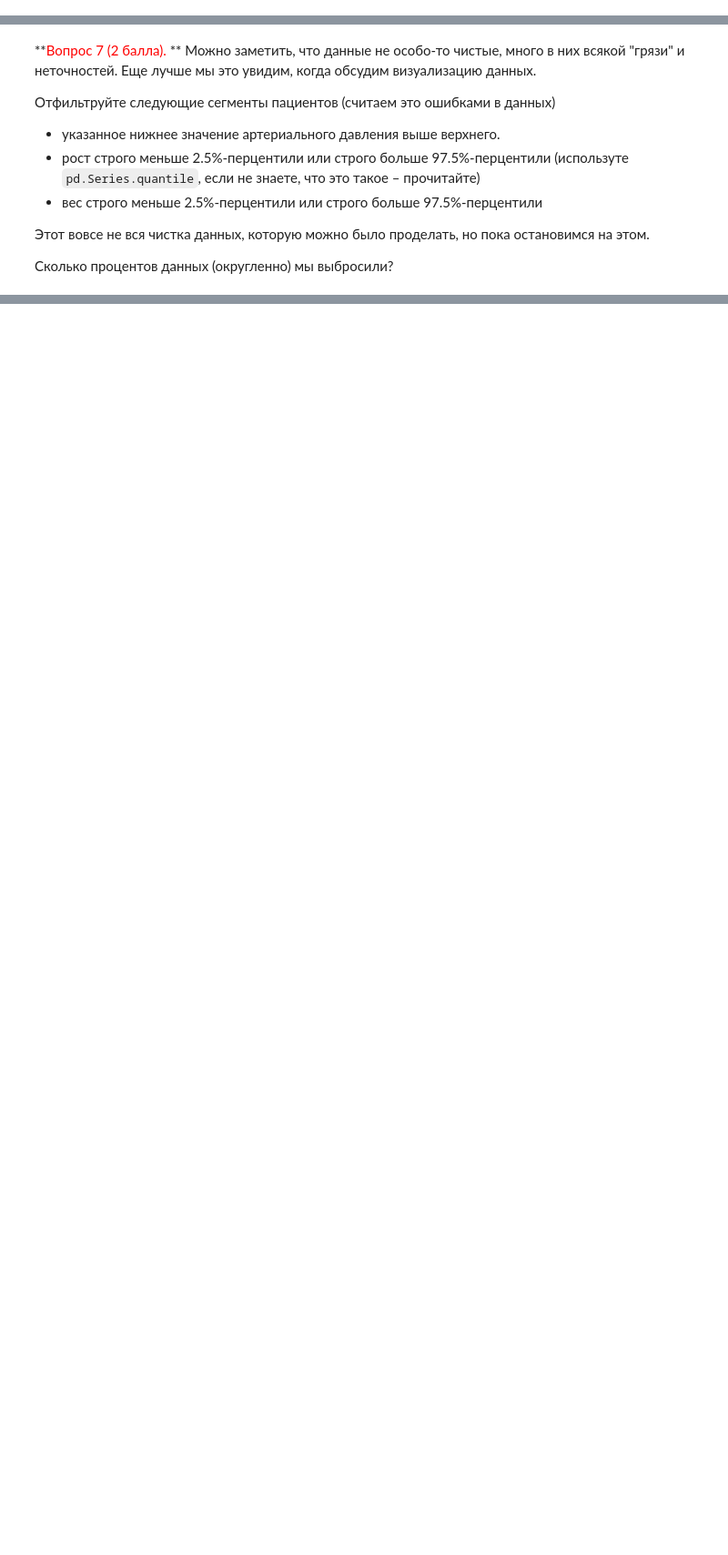
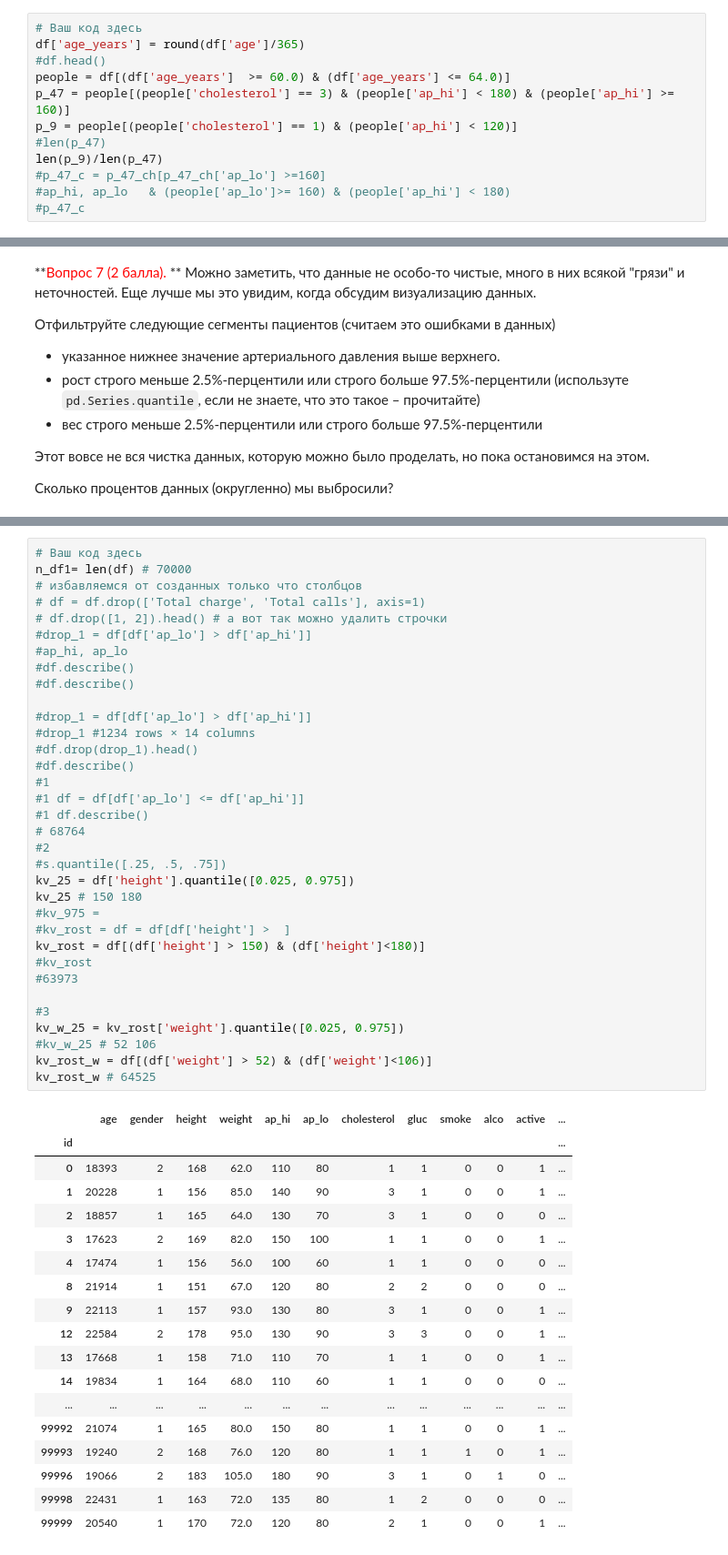
Before and after one commit to lluidesia/my-data-science-study-jam, a Jupyter notebook: Mlcourse_open/Week1__pandas_data_analysis/hw1_session2_data_analysis_pandas.ipynb, the cells around one changed output, grey strips where cells are left out. Shown at 91% size. Cells and saved outputs as stored; diff of their text form; blank space fills up the shorter version.

```diff
--- a/Mlcourse_open/Week1__pandas_data_analysis/hw1_session2_data_analysis_pandas.ipynb
+++ b/Mlcourse_open/Week1__pandas_data_analysis/hw1_session2_data_analysis_pandas.ipynb
@@ -161,0 +161,12 @@ smoke_age - no_smoke_age
+# %%
+# Ваш код здесь
+df['age_years'] = round(df['age']/365)
+#df.head()
+people = df[(df['age_years']  >= 60.0) & (df['age_years'] <= 64.0)]
+p_47 = people[(people['cholesterol'] == 3) & (people['ap_hi'] < 180) & (people['ap_hi'] >= 160)]
+p_9 = people[(people['cholesterol'] == 1) & (people['ap_hi'] < 120)]
+#len(p_47)
+len(p_9)/len(p_47)
+#p_47_c = p_47_ch[p_47_ch['ap_lo'] >=160]
+#ap_hi, ap_lo   & (people['ap_lo']>= 160) & (people['ap_hi'] < 180)
+#p_47_c
@@ -190,0 +229,53 @@ smoke_age - no_smoke_age
+# %%
+# Ваш код здесь
+n_df1= len(df) # 70000
+# избавляемся от созданных только что столбцов
+# df = df.drop(['Total charge', 'Total calls'], axis=1)
+# df.drop([1, 2]).head() # а вот так можно удалить строчки
+#drop_1 = df[df['ap_lo'] > df['ap_hi']]
+#ap_hi, ap_lo
+#df.describe()
+#df.describe()
+
+#drop_1 = df[df['ap_lo'] > df['ap_hi']]
+#drop_1 #1234 rows × 14 columns
+#df.drop(drop_1).head()
+#df.describe()
+#1
+#1 df = df[df['ap_lo'] <= df['ap_hi']]
+#1 df.describe()
+# 68764
+#2
+#s.quantile([.25, .5, .75])
+kv_25 = df['height'].quantile([0.025, 0.975])
+kv_25 # 150 180
+#kv_975 =
+#kv_rost = df = df[df['height'] >  ]
+kv_rost = df[(df['height'] > 150) & (df['height']<180)]
+#kv_rost
+#63973
+
+#3
+kv_w_25 = kv_rost['weight'].quantile([0.025, 0.975])
+#kv_w_25 # 52 106
+kv_rost_w = df[(df['weight'] > 52) & (df['weight']<106)]
+kv_rost_w # 64525
+# %% [output]
+|  | age | gender | height | weight | ap_hi | ap_lo | cholesterol | gluc | smoke | alco | active | ... |
+| id |  |  |  |  |  |  |  |  |  |  |  | ... |
+| 0 | 18393 | 2 | 168 | 62.0 | 110 | 80 | 1 | 1 | 0 | 0 | 1 | ... |
+| 1 | 20228 | 1 | 156 | 85.0 | 140 | 90 | 3 | 1 | 0 | 0 | 1 | ... |
+| 2 | 18857 | 1 | 165 | 64.0 | 130 | 70 | 3 | 1 | 0 | 0 | 0 | ... |
+| 3 | 17623 | 2 | 169 | 82.0 | 150 | 100 | 1 | 1 | 0 | 0 | 1 | ... |
+| 4 | 17474 | 1 | 156 | 56.0 | 100 | 60 | 1 | 1 | 0 | 0 | 0 | ... |
+| 8 | 21914 | 1 | 151 | 67.0 | 120 | 80 | 2 | 2 | 0 | 0 | 0 | ... |
+| 9 | 22113 | 1 | 157 | 93.0 | 130 | 80 | 3 | 1 | 0 | 0 | 1 | ... |
+| 12 | 22584 | 2 | 178 | 95.0 | 130 | 90 | 3 | 3 | 0 | 0 | 1 | ... |
+| 13 | 17668 | 1 | 158 | 71.0 | 110 | 70 | 1 | 1 | 0 | 0 | 1 | ... |
+| 14 | 19834 | 1 | 164 | 68.0 | 110 | 60 | 1 | 1 | 0 | 0 | 0 | ... |
+| ... | ... | ... | ... | ... | ... | ... | ... | ... | ... | ... | ... | ... |
+| 99992 | 21074 | 1 | 165 | 80.0 | 150 | 80 | 1 | 1 | 0 | 0 | 1 | ... |
+| 99993 | 19240 | 2 | 168 | 76.0 | 120 | 80 | 1 | 1 | 1 | 0 | 1 | ... |
+| 99996 | 19066 | 2 | 183 | 105.0 | 180 | 90 | 3 | 1 | 0 | 1 | 0 | ... |
+| 99998 | 22431 | 1 | 163 | 72.0 | 135 | 80 | 1 | 2 | 0 | 0 | 0 | ... |
+| 99999 | 20540 | 1 | 170 | 72.0 | 120 | 80 | 2 | 1 | 0 | 0 | 1 | ... |
```
Also changed, not shown: parts of 10 cells of this notebook.
